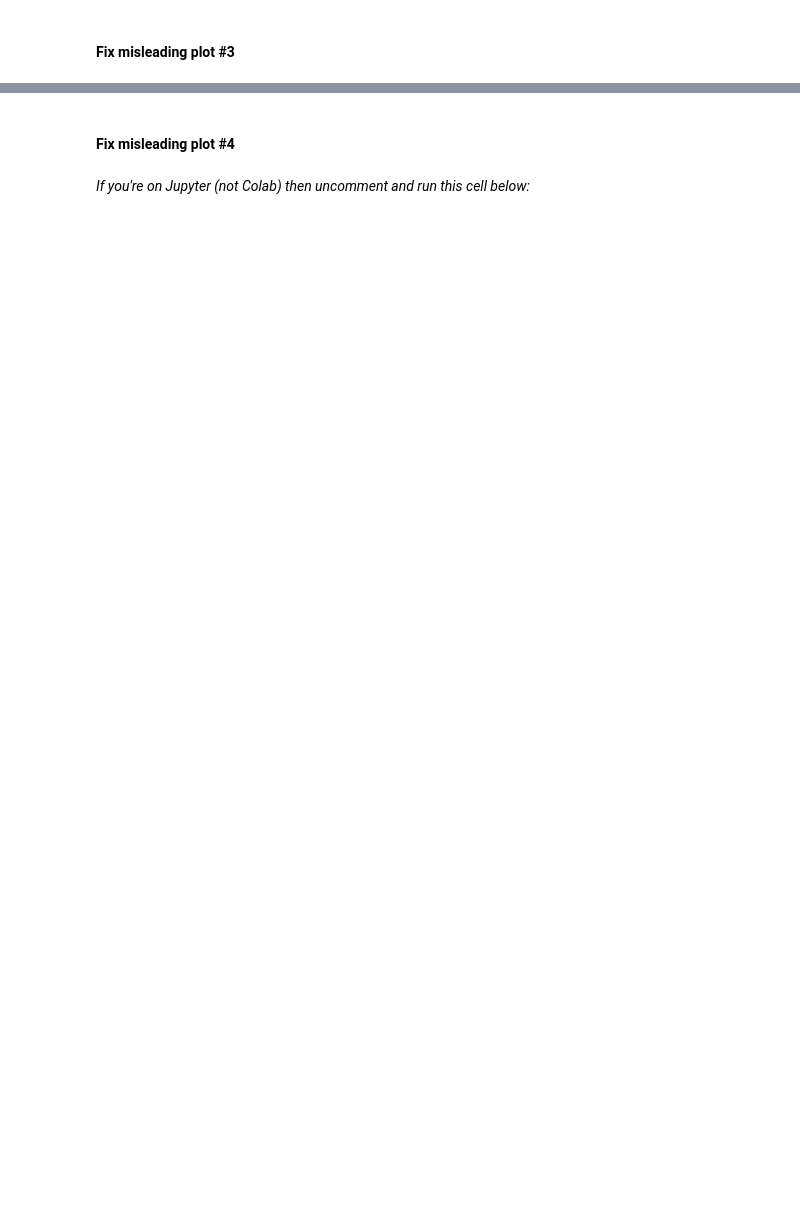
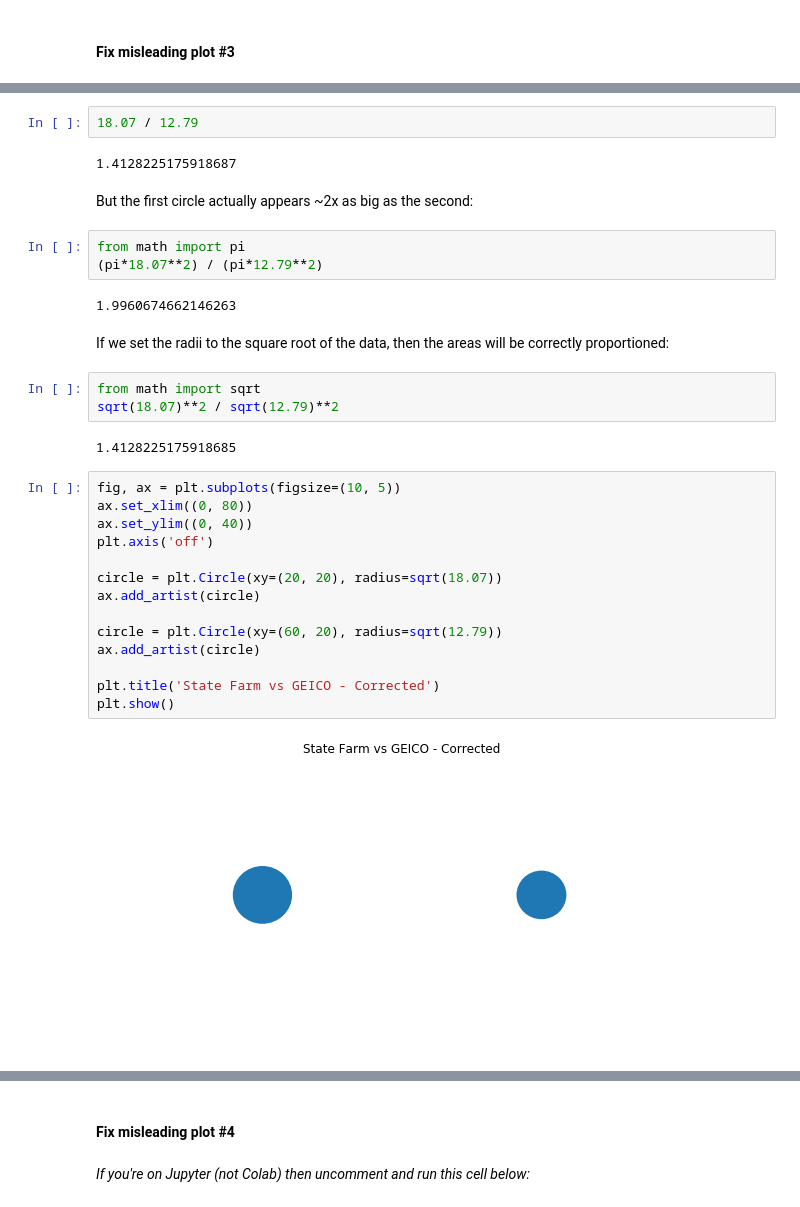
Before and after one commit to bloominstituteoftechnology/DS-Sprint-02-Storytelling-With-Data, a Jupyter notebook: module2-choose-appropriate-visualizations/LS_DS_122_Choose_appropriate_visualizations.ipynb, the cells around one changed output, grey strips where cells are left out. Drawn from its saved outputs; the diff is of its cells as text; blank space fills up the shorter version.

```diff
--- a/module2-choose-appropriate-visualizations/LS_DS_122_Choose_appropriate_visualizations.ipynb
+++ b/module2-choose-appropriate-visualizations/LS_DS_122_Choose_appropriate_visualizations.ipynb
@@ -35,0 +124,34 @@ misleading.plot3()
+# %%
+18.07 / 12.79
+# %% [output]
+1.4128225175918687
+# %% [markdown]
+But the first circle actually appears ~2x as big as the second:
+# %%
+from math import pi
+(pi*18.07**2) / (pi*12.79**2)
+# %% [output]
+1.9960674662146263
+# %% [markdown]
+If we set the radii to the square root of the data, then the areas will be correctly proportioned:
+# %%
+from math import sqrt
+sqrt(18.07)**2 / sqrt(12.79)**2
+# %% [output]
+1.4128225175918685
+# %%
+fig, ax = plt.subplots(figsize=(10, 5))
+ax.set_xlim((0, 80))
+ax.set_ylim((0, 40))
+plt.axis('off')
+
+circle = plt.Circle(xy=(20, 20), radius=sqrt(18.07))
+ax.add_artist(circle)
+
+circle = plt.Circle(xy=(60, 20), radius=sqrt(12.79))
+ax.add_artist(circle)
+
+plt.title('State Farm vs GEICO - Corrected')
+plt.show()
+# %% [output]
+[figure, added]
```
Also changed, not shown: parts of 46 cells of this notebook.
